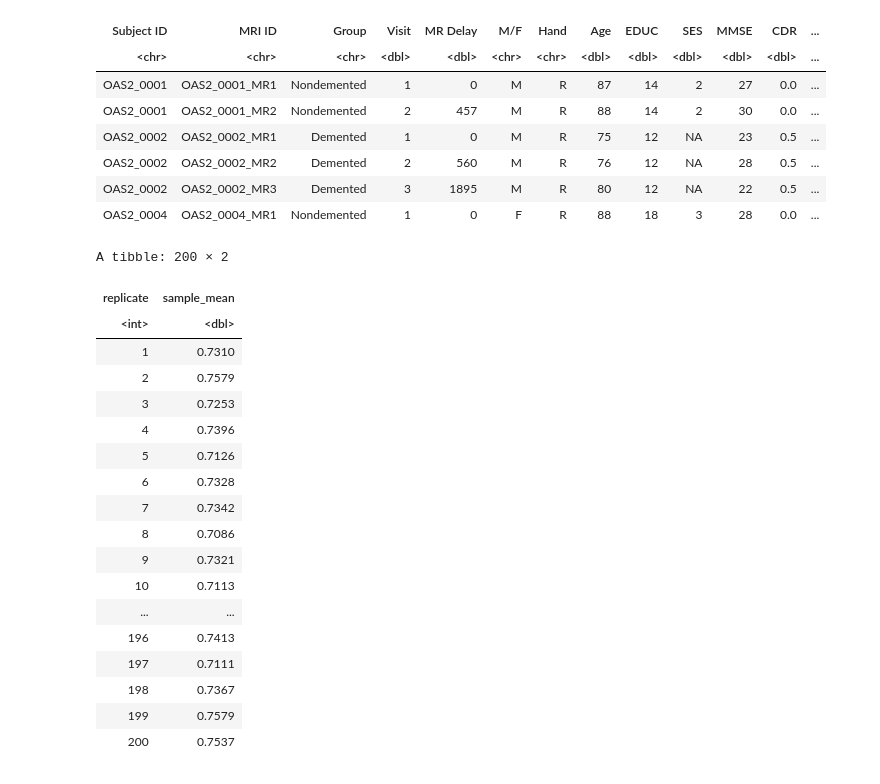
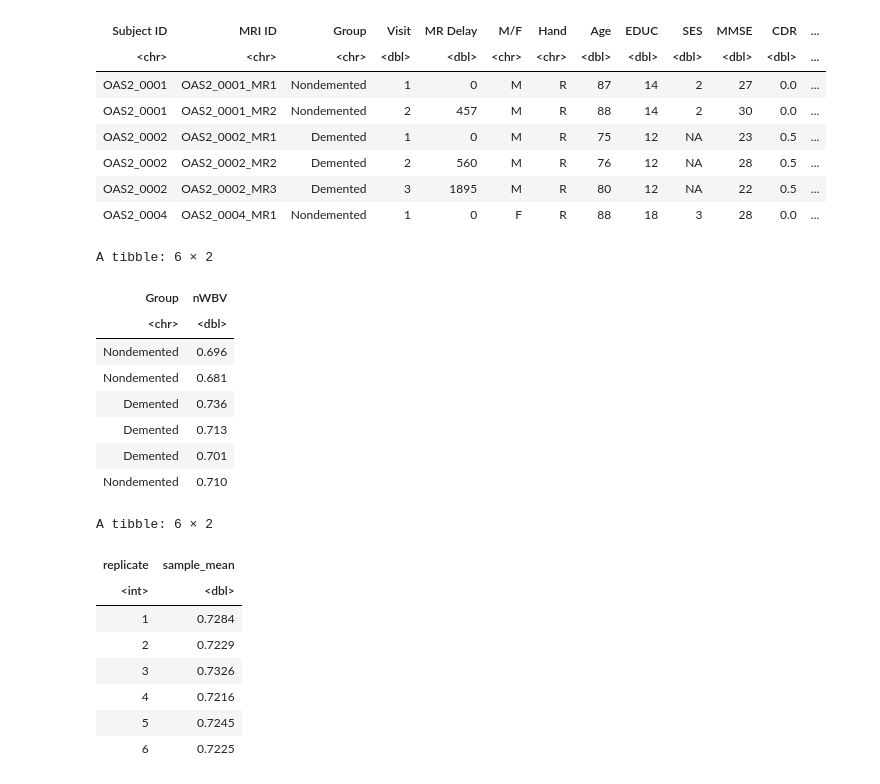
Before and after one commit to yuwangy/alzheimer_analysis, a Jupyter notebook: Project Proposal.ipynb, the cells around one changed output. Cells and saved outputs as stored; diff of their text form; code cells hidden in the pictures.

```diff
--- a/Project Proposal.ipynb
+++ b/Project Proposal.ipynb
@@ -65,38 +65,38 @@ A tibble: 6 × 15
 | OAS2_0004 | OAS2_0004_MR1 | Nondemented | 1 | 0 | F | R | 88 | 18 | 3 | 28 | 0.0 | ... |
 # %%
 # select alzheimer type and brain volume columns from alzheimer dataset
-# demented: diagnosed with dementia
-# undemented: not diagnosed with dementia, may be used as a control group in the study
-# converted: initially didn't have dementia but developed it over the course of the study
+# Demented: diagnosed with dementia
+# Nondemented: not diagnosed with dementia, may be used as a control group in the study
+# Converted: initially didn't have dementia but developed it over the course of the study
 
-nwvb <- data_alzheimer |>
+nwbv <- data_alzheimer |>
 select(Group, nWBV)
+head(nwbv)
 
 # generate bootstrapping samples and calculate sample means for brain volume
 
-nwvb_sample <- nwvb |>
+nwbv_sample <- nwbv |>
 rep_sample_n(size = 10, reps = 200, replace = T) |>
 group_by(replicate) |>
 summarize(sample_mean = mean(nWBV))
 
-nwvb_sample
+head(nwbv_sample)
 # %% [output]
-A tibble: 200 × 2
+A tibble: 6 × 2
-| replicate | sample_mean |
-| <int> | <dbl> |
-| 1 | 0.7310 |
-| 2 | 0.7579 |
-| 3 | 0.7253 |
-| 4 | 0.7396 |
-| 5 | 0.7126 |
-| 6 | 0.7328 |
-| 7 | 0.7342 |
-| 8 | 0.7086 |
-| 9 | 0.7321 |
-| 10 | 0.7113 |
-| ... | ... |
-| 196 | 0.7413 |
-| 197 | 0.7111 |
-| 198 | 0.7367 |
-| 199 | 0.7579 |
-| 200 | 0.7537 |
+| Group | nWBV |
+| <chr> | <dbl> |
+| Nondemented | 0.696 |
+| Nondemented | 0.681 |
+| Demented | 0.736 |
+| Demented | 0.713 |
+| Demented | 0.701 |
+| Nondemented | 0.710 |
+A tibble: 6 × 2
+| replicate | sample_mean |
+| <int> | <dbl> |
+| 1 | 0.7284 |
+| 2 | 0.7229 |
+| 3 | 0.7326 |
+| 4 | 0.7216 |
+| 5 | 0.7245 |
+| 6 | 0.7225 |
```
Also changed, not shown: parts of 1 cell of this notebook.
